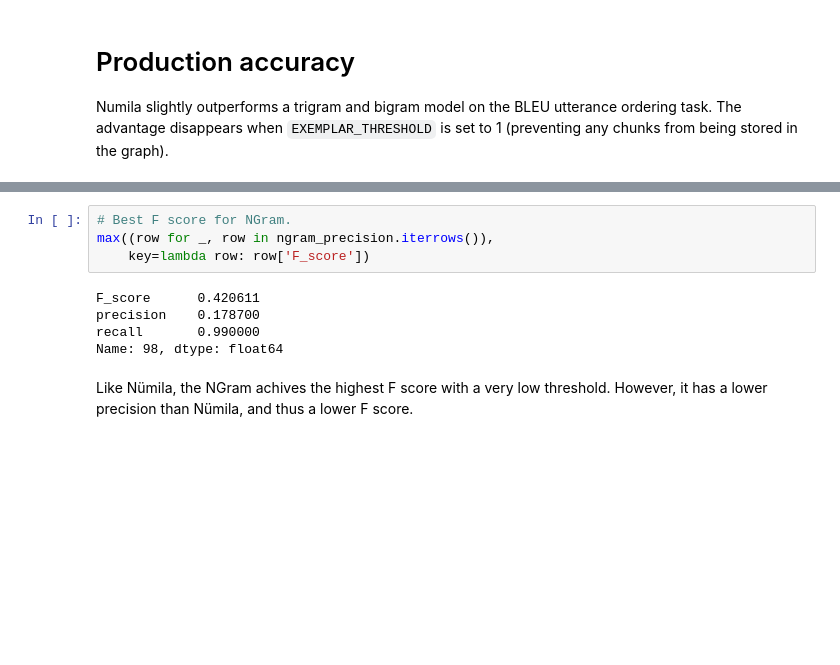
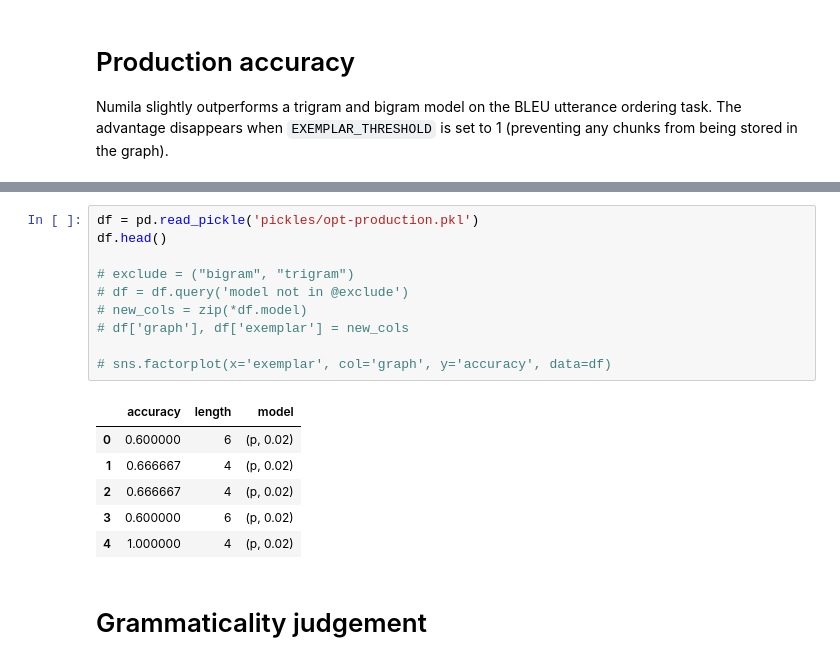
Before and after one commit to fredcallaway/graphs-in-space, a Jupyter notebook: notebooks/Master.ipynb, the cells around one changed output, grey strips where cells are left out. Drawn from its saved outputs; the diff is of its cells as text; blank space fills up the shorter version.

```diff
--- a/notebooks/Master.ipynb
+++ b/notebooks/Master.ipynb
@@ -226,11 +43,19 @@ sns.jointplot('recall', 'precision', data=ngram_precision)
-# %%
-# Best F score for NGram.
-max((row for _, row in ngram_precision.iterrows()),
-    key=lambda row: row['F_score'])
-# %% [output]
-F_score      0.420611
-precision    0.178700
-recall       0.990000
-Name: 98, dtype: float64
-# %% [markdown]
-Like Nümila, the NGram achives the highest F score with a very low threshold. However, it has a lower precision than Nümila, and thus a lower F score.
+# %%
+df = pd.read_pickle('pickles/opt-production.pkl')
+df.head()
+
+# exclude = ("bigram", "trigram")
+# df = df.query('model not in @exclude')
+# new_cols = zip(*df.model)
+# df['graph'], df['exemplar'] = new_cols
+
+# sns.factorplot(x='exemplar', col='graph', y='accuracy', data=df)
+# %% [output]
+|  | accuracy | length | model |
+| 0 | 0.600000 | 6 | (p, 0.02) |
+| 1 | 0.666667 | 4 | (p, 0.02) |
+| 2 | 0.666667 | 4 | (p, 0.02) |
+| 3 | 0.600000 | 6 | (p, 0.02) |
+| 4 | 1.000000 | 4 | (p, 0.02) |
+# %% [markdown]
+# Grammaticality judgement
```
Also changed, not shown: parts of 25 cells of this notebook, 17 other files.
